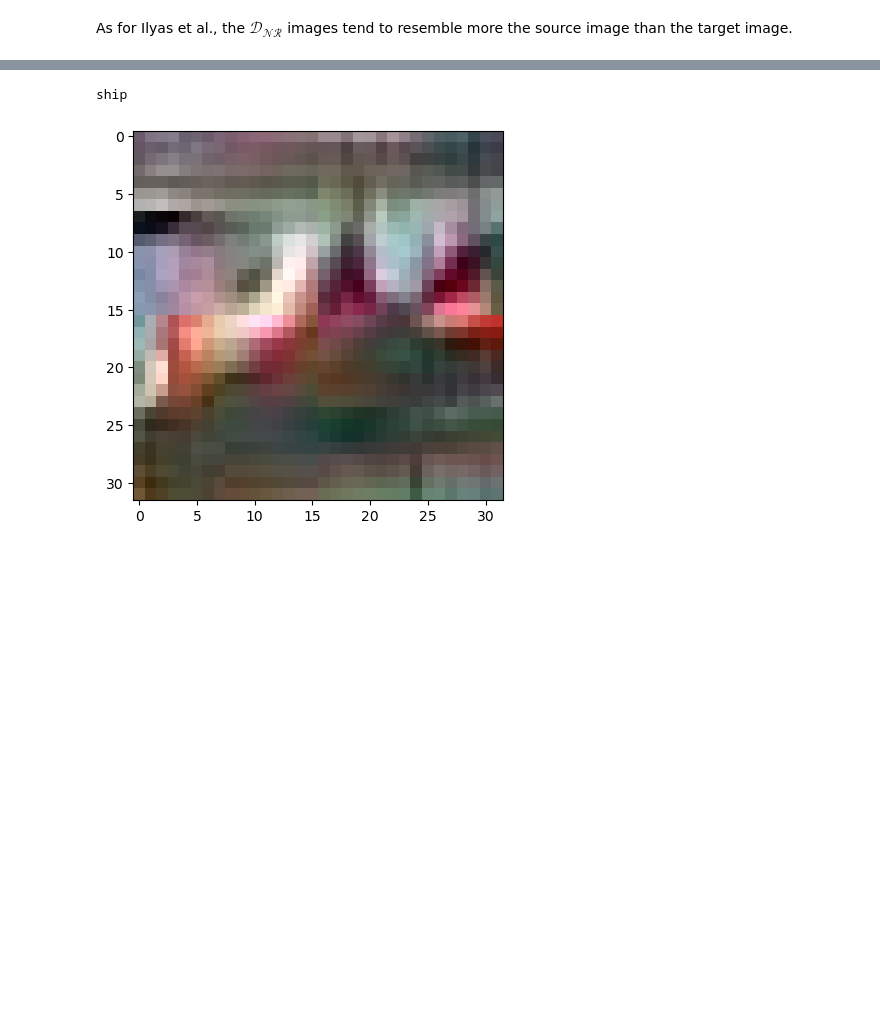
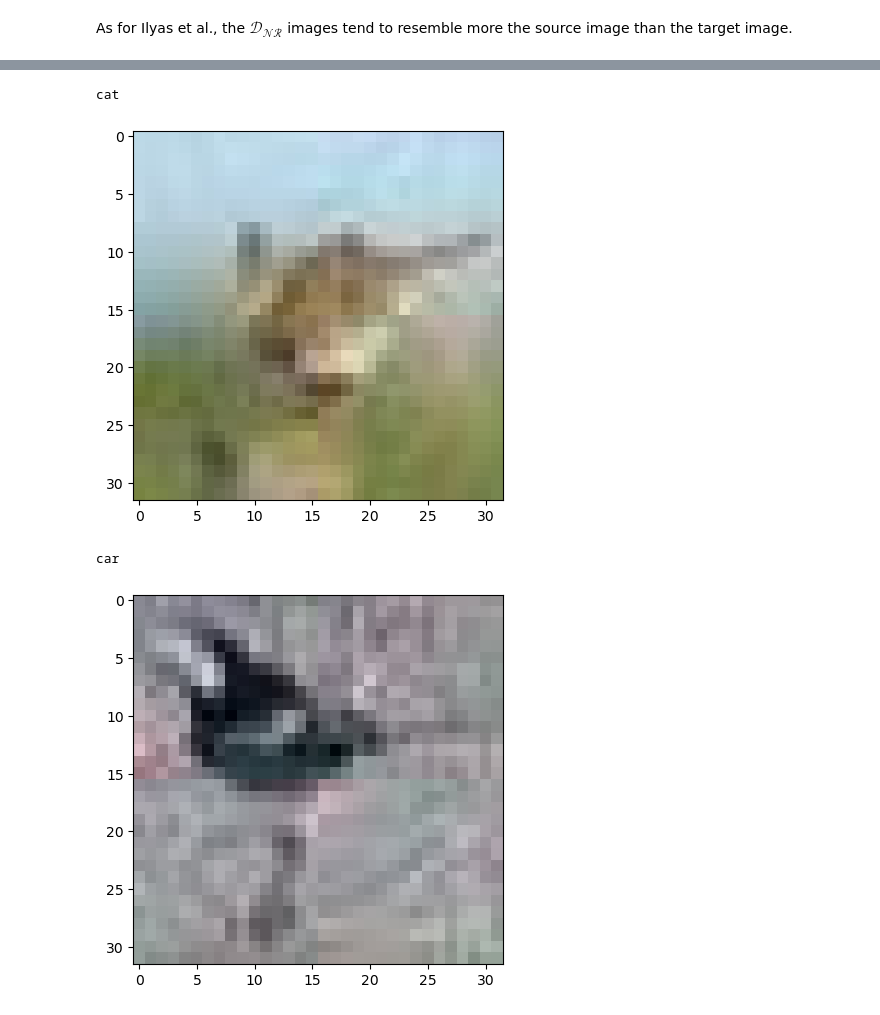
Before and after one commit to franziska-denk/practical-work, a Jupyter notebook: 02-evaluate.ipynb, the cells around one changed output, grey strips where cells are left out. Cells and saved outputs as stored; diff of their text form; code cells hidden in the pictures; blank space fills up the shorter version.

```diff
--- a/02-evaluate.ipynb
+++ b/02-evaluate.ipynb
@@ -200,0 +317,15 @@ As for Ilyas et al., the $\mathcal{D_{NR}}$ images tend to resemble more the sou
+# %%
+data_path = "data/d_det_robust_eps0.5/"
+with open(os.path.join(data_path, "labels.pkl"), "rb") as file:
+    labels = pickle.load(file)
+rand_idx = 1
+img_path = os.path.join(data_path, "img", f"{rand_idx}.jpg")
+img = np.array(Image.open(img_path))
+plt.imshow(img)
+print(f"{classes[labels[rand_idx]]}")
+plt.show()
+
+img_path = os.path.join(data_path, "img", f"{rand_idx+1}.jpg")
+img = np.array(Image.open(img_path))
+plt.imshow(img)
+print(f"{classes[labels[rand_idx+1]]}")
@@ -201,11 +337,16 @@ As for Ilyas et al., the $\mathcal{D_{NR}}$ images tend to resemble more the sou
 # %%
-data_path = "./data/d_nr/"
+data_path = "data/d_det_eps2/"
 with open(os.path.join(data_path, "labels.pkl"), "rb") as file:
     labels = pickle.load(file)
-imgs = glob.glob(os.path.join(data_path, "img", "*.jpg"))
-rand_idx = np.random.randint(low=0, high=len(imgs)-1)
-img = np.array(Image.open(imgs[rand_idx]))
-
+rand_idx = 1
+img_path = os.path.join(data_path, "img", f"{rand_idx}.jpg")
+img = np.array(Image.open(img_path))
 plt.imshow(img)
 print(f"{classes[labels[rand_idx]]}")
+plt.show()
+
+img_path = os.path.join(data_path, "img", f"{rand_idx+1}.jpg")
+img = np.array(Image.open(img_path))
+plt.imshow(img)
+print(f"{classes[labels[rand_idx+1]]}")
 # %% [output]
@@ -214,13 +357,20 @@ deer
 # %%
-data_path = "./data/d_r/"
+data_path = "data/d_rand_eps1/"
 with open(os.path.join(data_path, "labels.pkl"), "rb") as file:
     labels = pickle.load(file)
-imgs = glob.glob(os.path.join(data_path, "img", "*.jpg"))
-rand_idx = np.random.randint(low=0, high=len(imgs)-1)
-img = np.array(Image.open(imgs[rand_idx]))
-
+rand_idx = 1
+img_path = os.path.join(data_path, "img", f"{rand_idx}.jpg")
+img = np.array(Image.open(img_path))
 plt.imshow(img)
 print(f"{classes[labels[rand_idx]]}")
+plt.show()
+
+img_path = os.path.join(data_path, "img", f"{rand_idx+1}.jpg")
+img = np.array(Image.open(img_path))
+plt.imshow(img)
+print(f"{classes[labels[rand_idx+1]]}")
 # %% [output]
-ship
+cat
-[figure, old version]
+[figure, new version]
+car
+[figure, added]
```
Also changed, not shown: parts of 26 cells of this notebook, 8 other files.
